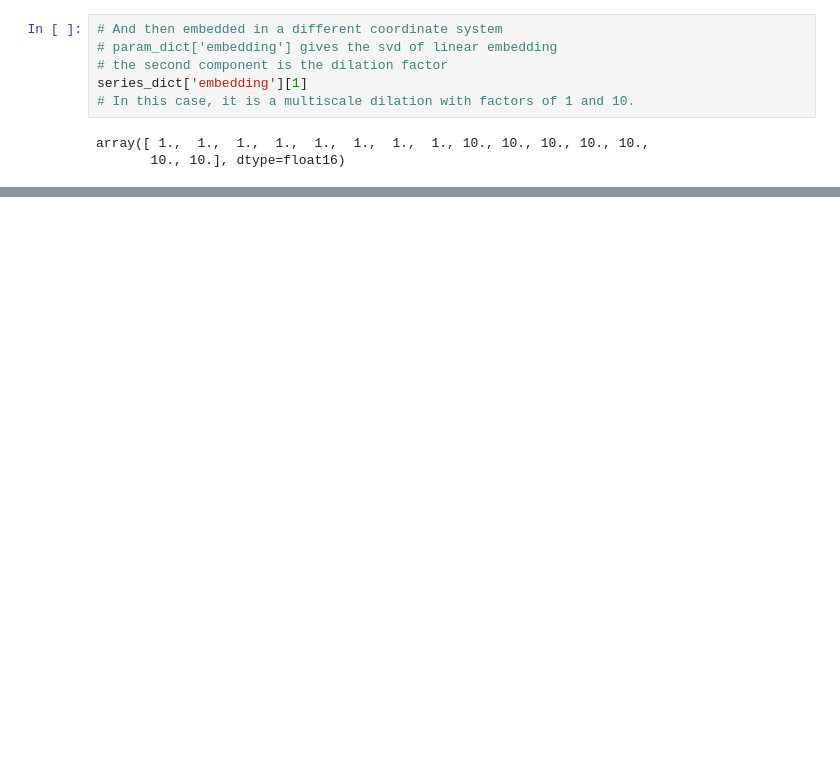
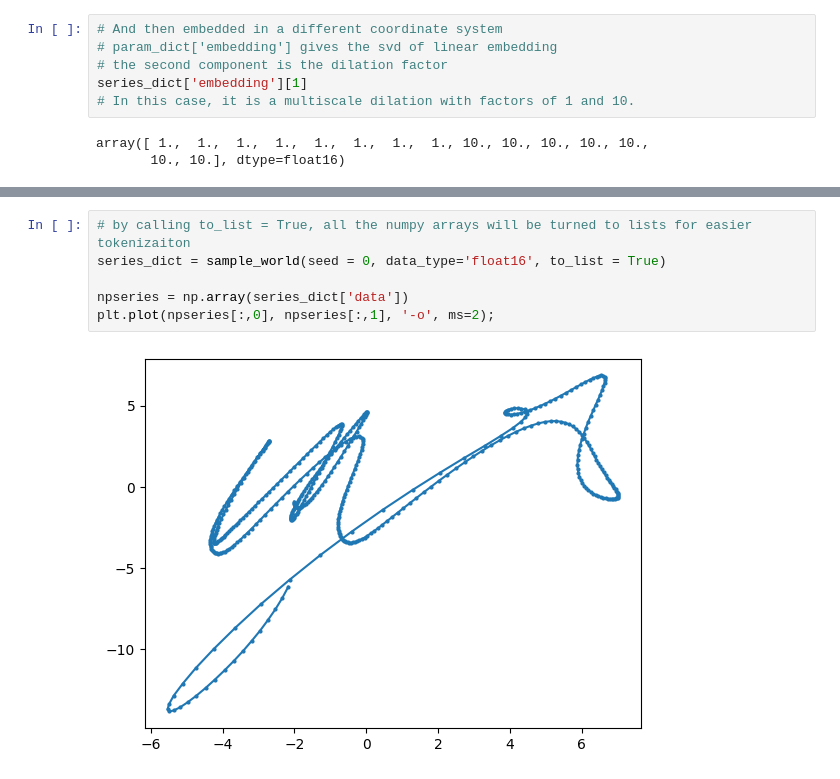
Before and after one commit to golkar/microcosm, a Jupyter notebook: demo.ipynb, the cells around one changed output, grey strips where cells are left out. Drawn from its saved outputs; the diff is of its cells as text; blank space fills up the shorter version.

```diff
--- a/demo.ipynb
+++ b/demo.ipynb
@@ -44,0 +45,8 @@ plt.plot(series_dict['data'][:,0], series_dict['data'][:,1], '-o', ms=2);
+# %%
+# by calling to_list = True, all the numpy arrays will be turned to lists for easier tokenizaiton
+series_dict = sample_world(seed = 0, data_type='float16', to_list = True)
+
+npseries = np.array(series_dict['data'])
+plt.plot(npseries[:,0], npseries[:,1], '-o', ms=2);
+# %% [output]
+[figure, added]
```
Also changed, not shown: parts of 2 cells of this notebook, 5 other files.
